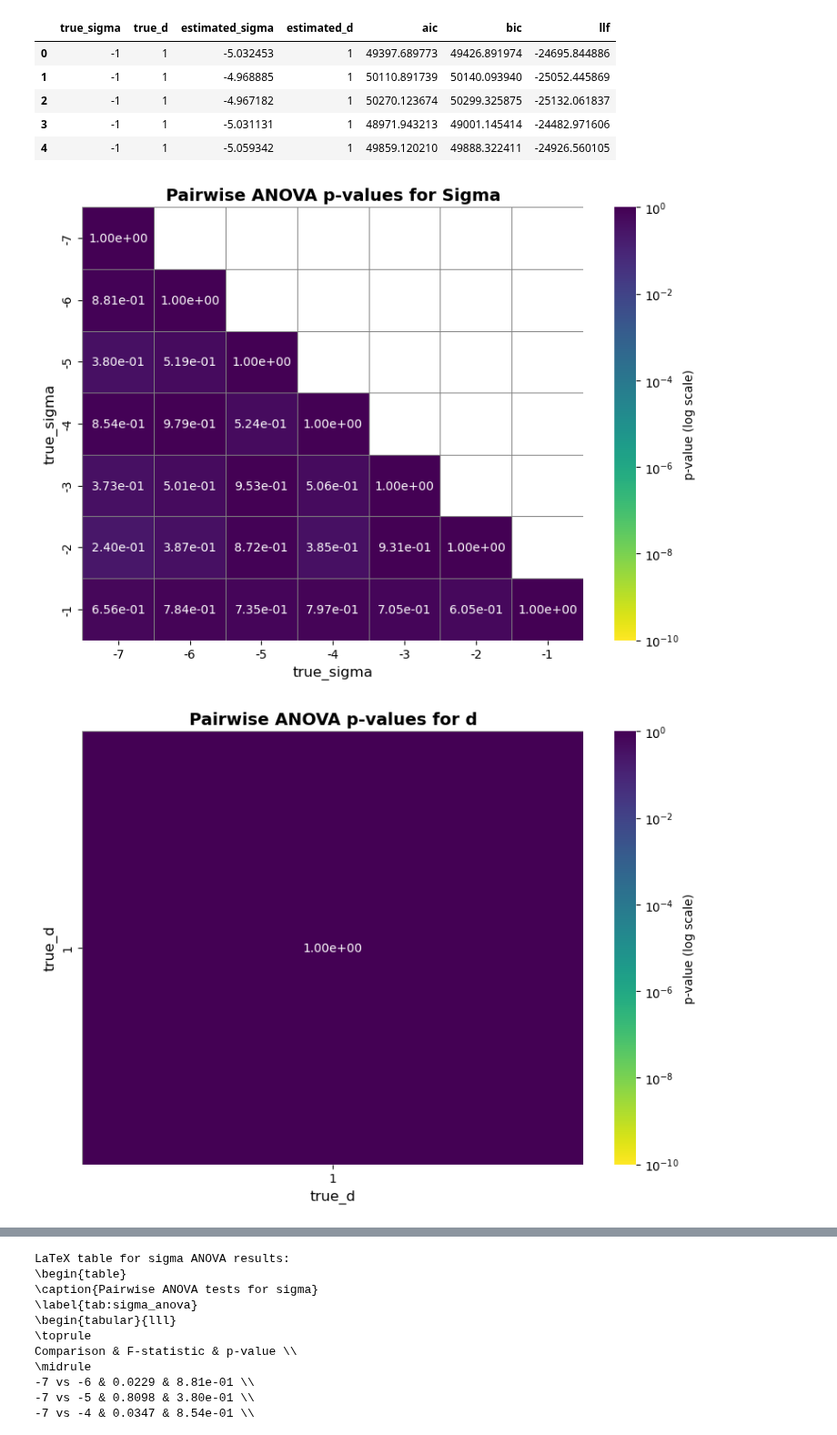
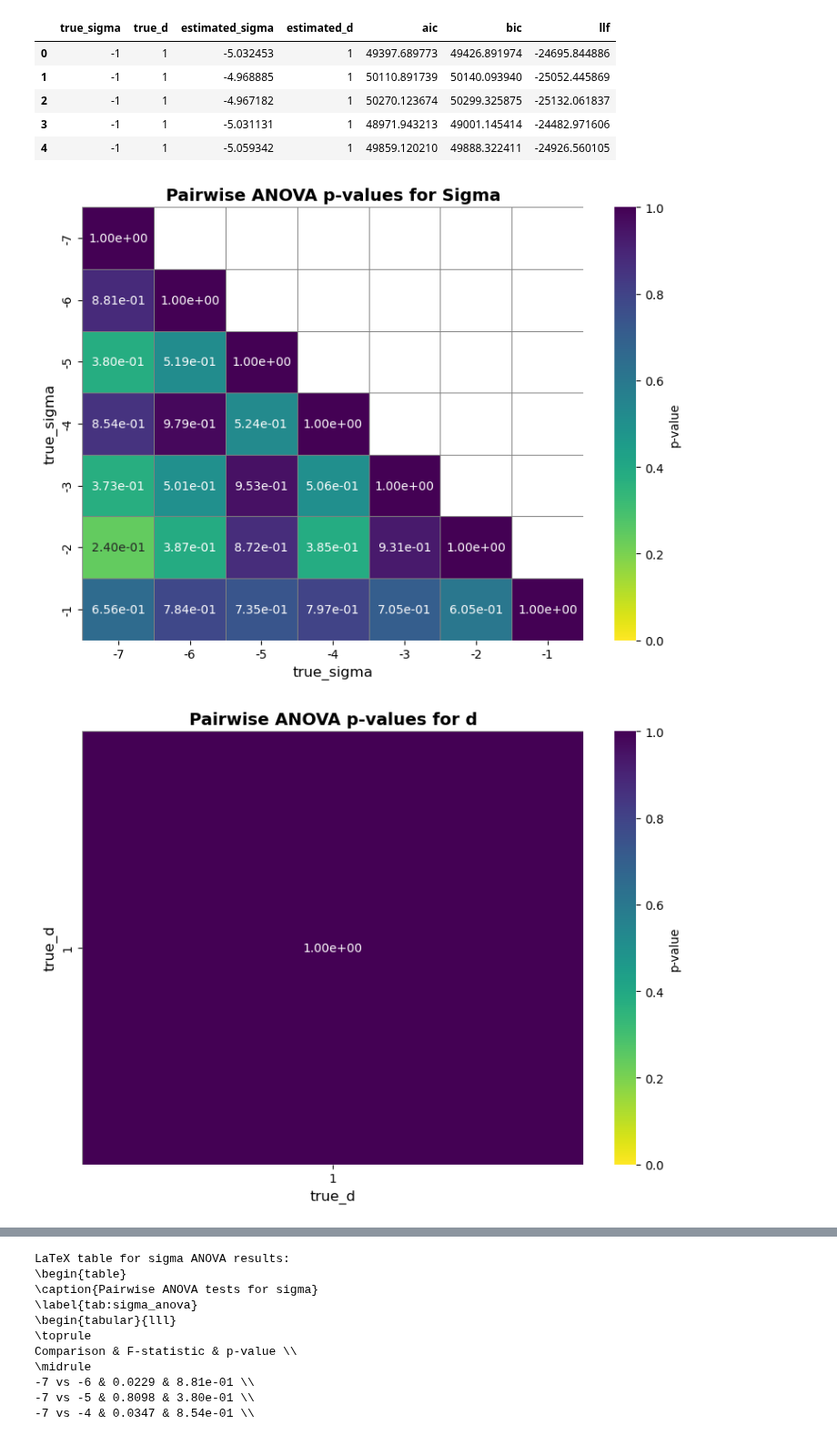
Before and after one commit to mbottoni/logit-graph, a Jupyter notebook: notebooks/anova/9-0-anova-sigma.ipynb, the cells around one changed output, grey strips where cells are left out. Shown at 91% size. Cells and saved outputs as stored; diff of their text form; code cells hidden in the pictures.

```diff
--- a/notebooks/anova/9-0-anova-sigma.ipynb
+++ b/notebooks/anova/9-0-anova-sigma.ipynb
@@ -114,10 +114,9 @@ import seaborn as sns
 import numpy as np
 from itertools import combinations
 from scipy import stats
-from matplotlib.colors import LogNorm
 
 def create_pairwise_anova_heatmap(df, grouping_var, target_var, title):
-    """Create a triangular heatmap of pairwise ANOVA p-values with log scale"""
+    """Create a triangular heatmap of pairwise ANOVA p-values"""
     groups = df.groupby(grouping_var)
     group_keys = sorted(groups.groups.keys())
     n_groups = len(group_keys)
@@ -139,38 +138,38 @@ def create_pairwise_anova_heatmap(df, grouping_var, target_var, title):
     # Create heatmap with publication-ready settings
     plt.figure(figsize=(8, 6))
 
-    # Use log scale for color mapping with improved gradient
-    # viridis_r provides better perceptual uniformity and contrast
+    # Use linear scale for color mapping
     sns.heatmap(p_matrix,
                 annot=True,
                 fmt='.2e',
-                cmap='viridis_r',  # Better perceptual gradient
+                cmap='viridis_r',
                 xticklabels=group_keys,
                 yticklabels=group_keys,
-                cbar_kws={'label': 'p-value (log scale)'},
-                norm=LogNorm(vmin=1e-10, vmax=1),
+                cbar_kws={'label': 'p-value'},
+                vmin=0,
+                vmax=1,
                 linewidths=0.5,
                 linecolor='gray',
                 mask=mask)
 
     plt.title(title, fontsize=14, fontweight='bold')
     plt.xlabel(grouping_var, fontsize=12)
     plt.ylabel(grouping_var, fontsize=12)
     plt.xticks(fontsize=10)
     plt.yticks(fontsize=10)
     plt.tight_layout()
     return plt.gcf()
 
 # Create heatmaps
 fig1 = create_pairwise_anova_heatmap(df, 'true_sigma', 'estimated_sigma',
                                       'Pairwise ANOVA p-values for Sigma')
 plt.savefig('runs/anova_sigma/sigma_anova_heatmap.png', dpi=300, bbox_inches='tight')
 plt.show()
 
 fig2 = create_pairwise_anova_heatmap(df, 'true_d', 'estimated_sigma',
                                       'Pairwise ANOVA p-values for d')
 plt.savefig('runs/anova_sigma/d_anova_heatmap.png', dpi=300, bbox_inches='tight')
 plt.show()
 # %% [output]
-[figure, old version]
+[figure, new version]
-[figure, old version]
+[figure, new version]
```
Also changed, not shown: parts of 1 cell of this notebook, 2 other files.
